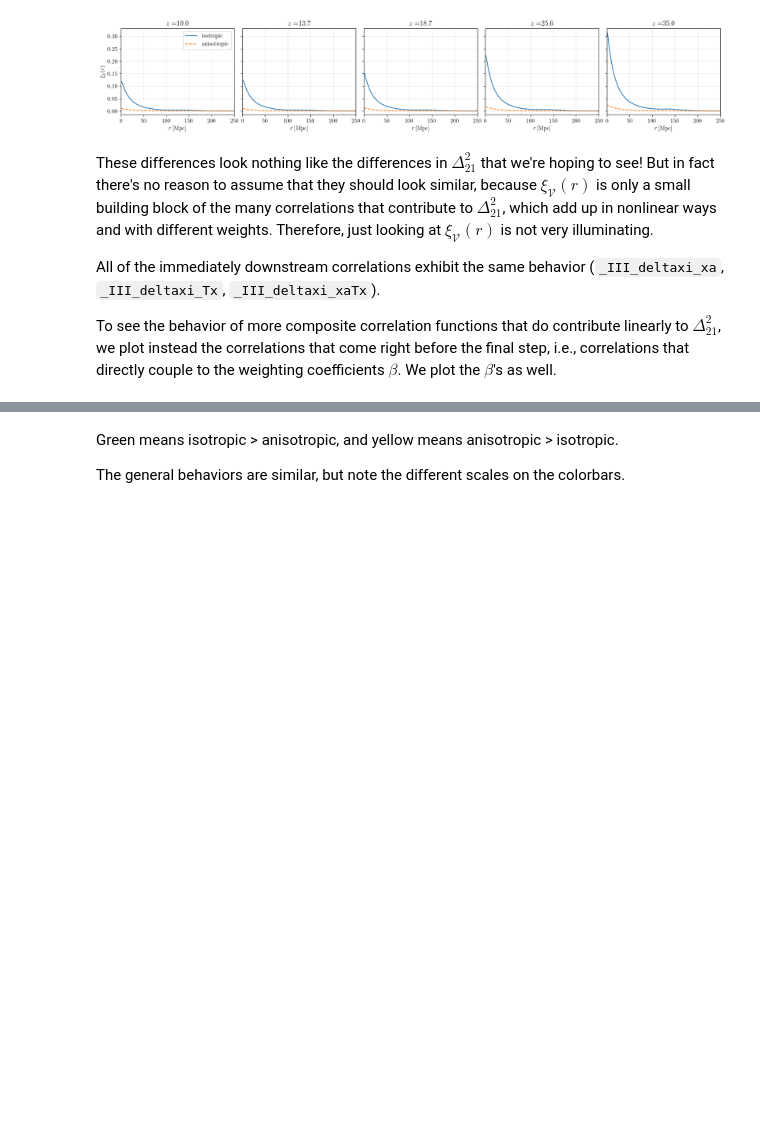
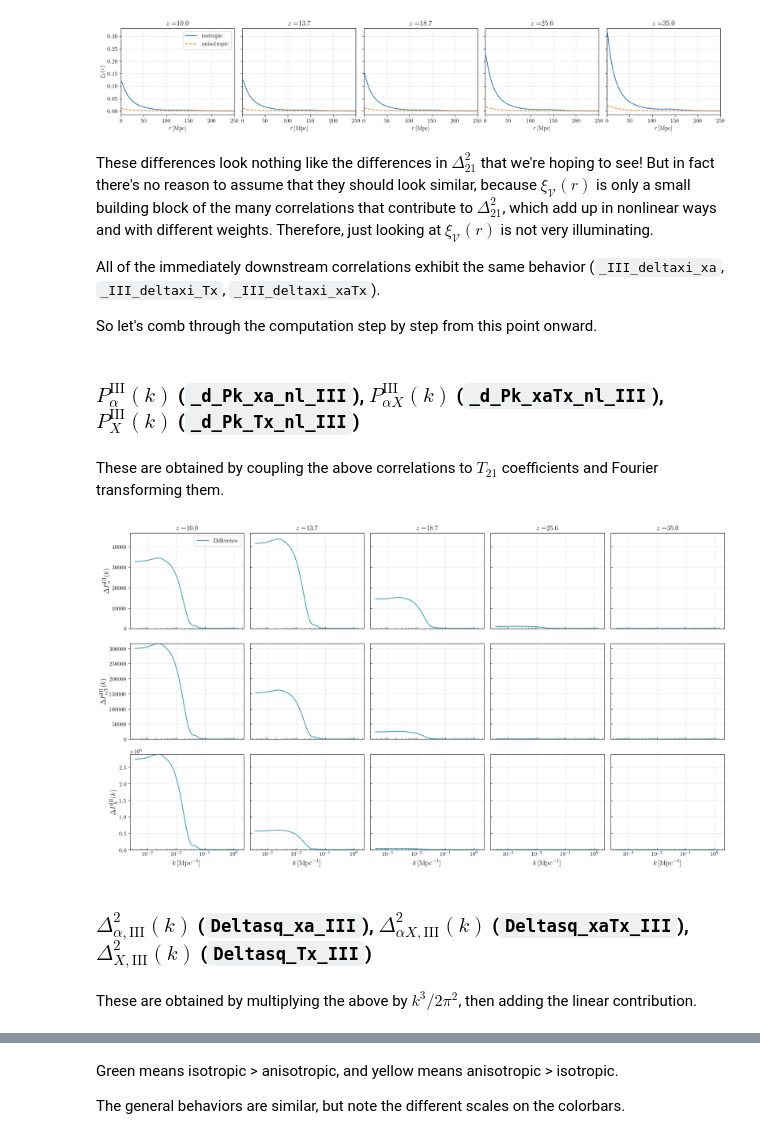
Before and after one commit to ryanyrzh/Zeus21, a Jupyter notebook: aniso_tests/corr_breakdown.ipynb, the cells around one changed output, grey strips where cells are left out. Cells and saved outputs as stored; diff of their text form; code cells hidden in the pictures; blank space fills up the shorter version.

```diff
--- a/aniso_tests/corr_breakdown.ipynb
+++ b/aniso_tests/corr_breakdown.ipynb
@@ -342,4 +342,8 @@ These differences look nothing like the differences in $\Delta_{21}^2$ that we'r
 
 All of the immediately downstream correlations exhibit the same behavior (`_III_deltaxi_xa`, `_III_deltaxi_Tx`, `_III_deltaxi_xaTx`).
 
-To see the behavior of more composite correlation functions that do contribute linearly to $\Delta_{21}^2$, we plot instead the correlations that come right before the final step, i.e., correlations that directly couple to the weighting coefficients $\beta$. We plot the $\beta$'s as well.
+So let's comb through the computation step by step from this point onward.
+# %% [markdown]
+### $P_{\alpha}^{\text{III}}(k)$ (`_d_Pk_xa_nl_III`), $P_{\alpha X}^{\text{III}}(k)$ (`_d_Pk_xaTx_nl_III`), $P_{X}^{\text{III}}(k)$ (`_d_Pk_Tx_nl_III`)
+# %% [markdown]
+These are obtained by coupling the above correlations to $T_{21}$ coefficients and Fourier transforming them.
@@ -345,0 +362,44 @@ To see the behavior of more composite correlation functions that do contribute l
+# %%
+Nz = zlist.shape[0]
+idxs = np.unique(np.linspace(0, Nz - 1, 5, dtype=int))
+
+fig, axes = plt.subplots(3, len(idxs), figsize=(18, 10), sharey='row', sharex=True)
+
+for ax, i in zip(axes[0], idxs):
+    ax.plot(klist, d_Pk_xa_nl_III_diff[i, :], color="#309caa", label='Difference')
+    ax.set_xscale('log')
+    ax.set_ylim(d_Pk_xa_nl_III_diff.min()*1.1, d_Pk_xa_nl_III_diff.max())
+    ax.set_title(r"$z=${%.1f}" % (zlist[i]), fontsize=14)
+    ax.tick_params(axis='x', which='both', direction='in')
+    ax.grid(True, alpha=0.3)
+axes[0][0].set_ylabel(r'$\Delta P_{\alpha}^{\mathrm{III}}(k)$', fontsize=14)
+axes[0][0].legend()
+
+for ax, i in zip(axes[1], idxs):
+    ax.plot(klist, d_Pk_xaTx_nl_III_diff[i, :], color="#309caa", label='Difference')
+    ax.set_xscale('log')
+    ax.set_ylim(d_Pk_xaTx_nl_III_diff.min()*1.1, d_Pk_xaTx_nl_III_diff.max())
+    ax.tick_params(axis='x', which='both', direction='in')
+    ax.grid(True, alpha=0.3)
+axes[1][0].set_ylabel(r'$\Delta P_{\alpha X}^{\mathrm{III}}(k)$', fontsize=14)
+
+for ax, i in zip(axes[2], idxs):
+    ax.plot(klist, d_Pk_Tx_nl_III_diff[i, :], color="#309caa", label='Difference')
+    ax.set_xscale('log')
+    ax.set_ylim(d_Pk_Tx_nl_III_diff.min()*1.1, d_Pk_Tx_nl_III_diff.max())
+    ax.set_xlabel(r"$k\,[\mathrm{Mpc}^{-1}]$", fontsize=14)
+    ax.tick_params(axis='x', which='both', direction='in')
+    ax.grid(True, alpha=0.3)
+axes[2][0].set_ylabel(r'$\Delta P_{X}^{\mathrm{III}}(k)$', fontsize=14)
+
+for row_axes in axes:
+    for ax in row_axes[1:]:
+        ax.tick_params(axis='y', which='both', labelleft=False, direction='in')
+
+plt.tight_layout()
+# %% [output]
+[figure, added]
+# %% [markdown]
+### $\Delta^2_{\alpha, \text{III}}(k)$ (`Deltasq_xa_III`), $\Delta^2_{\alpha X, \text{III}}(k)$ (`Deltasq_xaTx_III`), $\Delta^2_{X, \text{III}}(k)$ (`Deltasq_Tx_III`)
+# %% [markdown]
+These are obtained by multiplying the above by $k^3/2\pi^2$, then adding the linear contribution.
```
Also changed, not shown: parts of 17 cells of this notebook.
